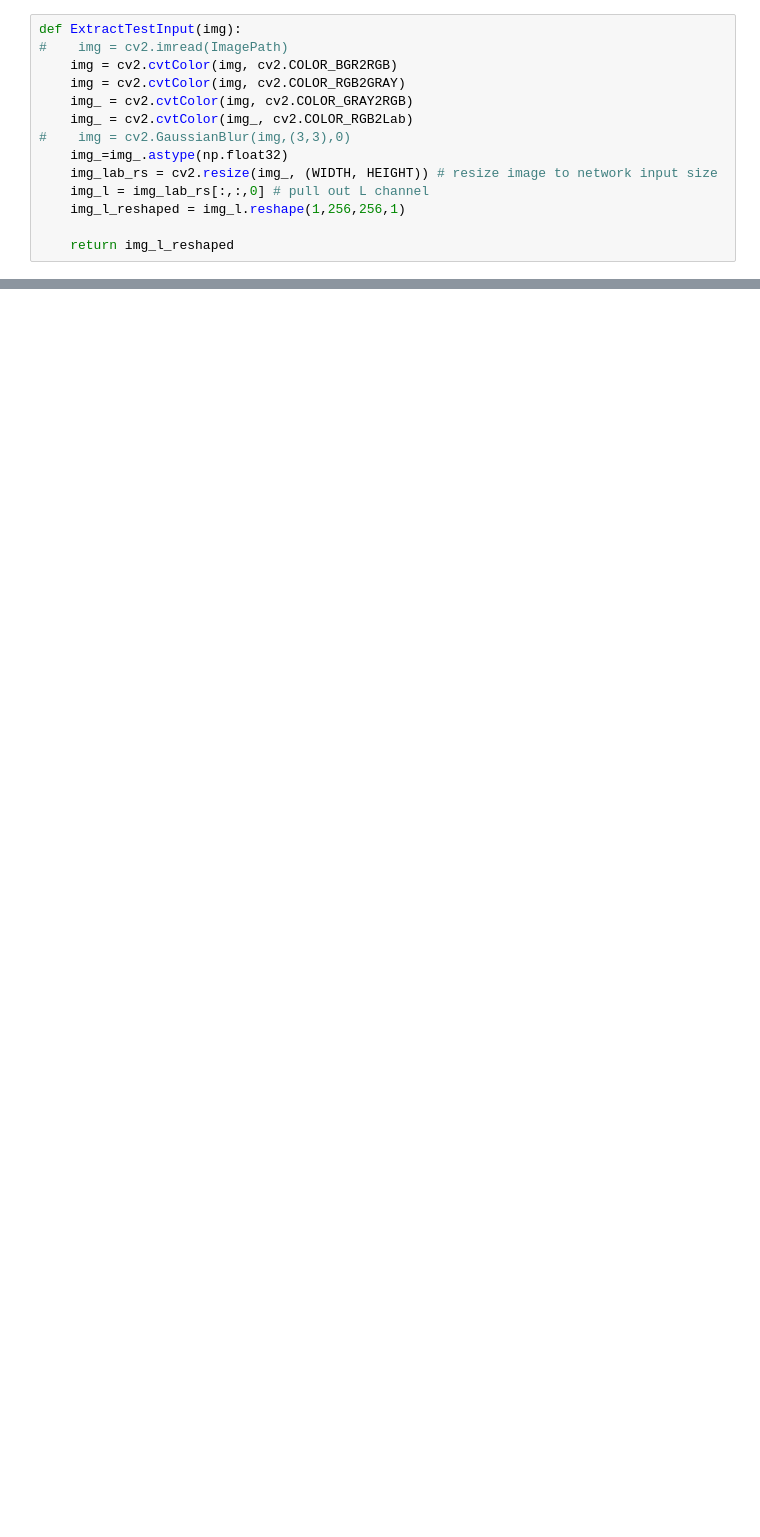
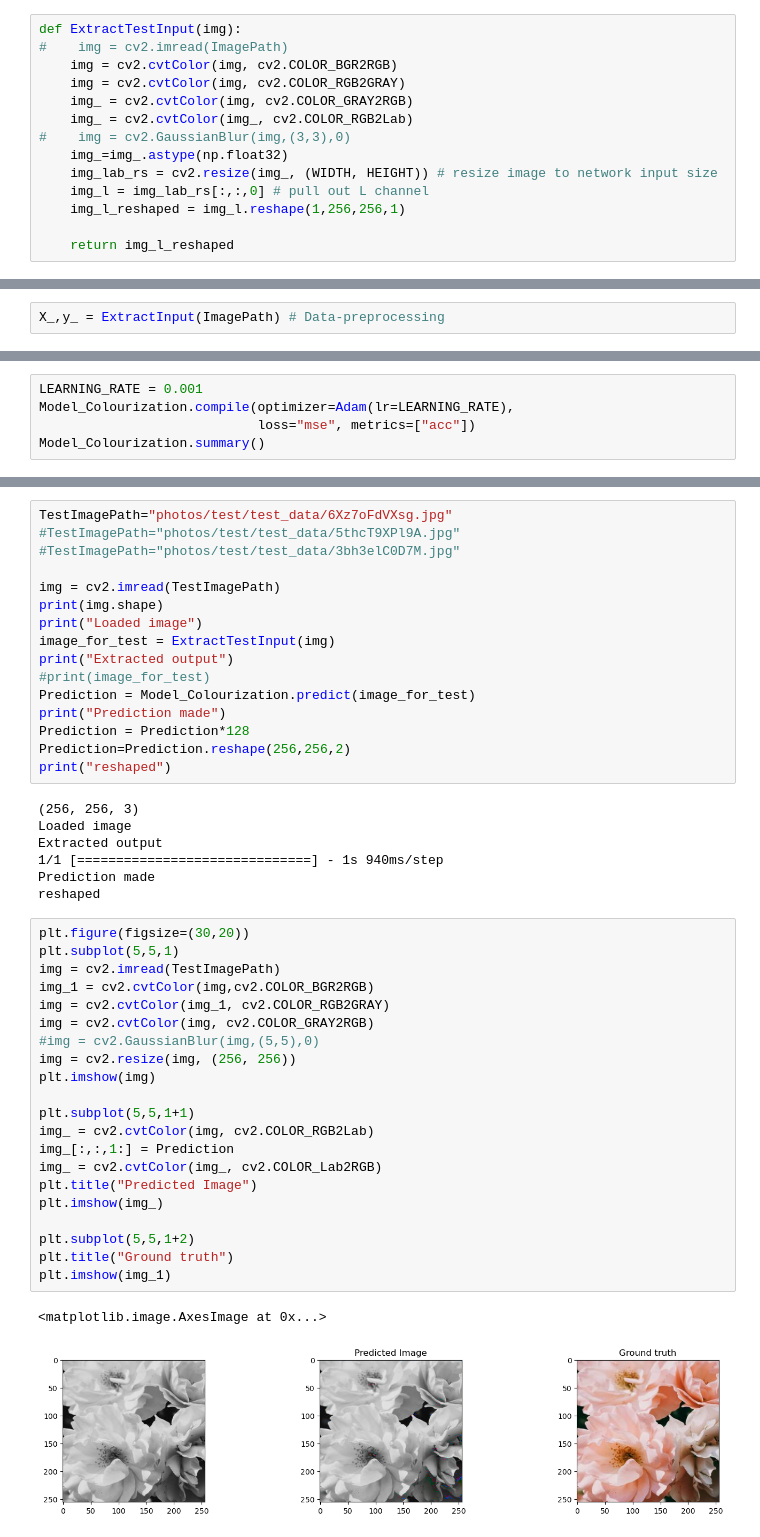
Before and after one commit to smiley-maker/Image-Colorization, a Jupyter notebook: main.ipynb, the cells around one changed output, grey strips where cells are left out. Cells and saved outputs as stored; diff of their text form; blank space fills up the shorter version.

Commit message:
Added autoencoder model (base)

```diff
--- a/main.ipynb
+++ b/main.ipynb
@@ -517,0 +364,2 @@ plt.imshow(img_1)
+# %%
+X_,y_ = ExtractInput(ImagePath) # Data-preprocessing
@@ -517,0 +535,5 @@ plt.imshow(img_1)
+# %%
+LEARNING_RATE = 0.001
+Model_Colourization.compile(optimizer=Adam(lr=LEARNING_RATE),
+                            loss="mse", metrics=["acc"])
+Model_Colourization.summary()
@@ -517,0 +636,47 @@ plt.imshow(img_1)
+# %%
+TestImagePath="photos/test/test_data/6Xz7oFdVXsg.jpg"
+#TestImagePath="photos/test/test_data/5thcT9XPl9A.jpg"
+#TestImagePath="photos/test/test_data/3bh3elC0D7M.jpg"
+
+img = cv2.imread(TestImagePath)
+print(img.shape)
+print("Loaded image")
+image_for_test = ExtractTestInput(img)
+print("Extracted output")
+#print(image_for_test)
+Prediction = Model_Colourization.predict(image_for_test)
+print("Prediction made")
+Prediction = Prediction*128
+Prediction=Prediction.reshape(256,256,2)
+print("reshaped")
+# %% [output]
+(256, 256, 3)
+Loaded image
+Extracted output
+1/1 [==============================] - 1s 940ms/step
+Prediction made
+reshaped
+# %%
+plt.figure(figsize=(30,20))
+plt.subplot(5,5,1)
+img = cv2.imread(TestImagePath)
+img_1 = cv2.cvtColor(img,cv2.COLOR_BGR2RGB)
+img = cv2.cvtColor(img_1, cv2.COLOR_RGB2GRAY)
+img = cv2.cvtColor(img, cv2.COLOR_GRAY2RGB)
+#img = cv2.GaussianBlur(img,(5,5),0)
+img = cv2.resize(img, (256, 256))
+plt.imshow(img)
+
+plt.subplot(5,5,1+1)
+img_ = cv2.cvtColor(img, cv2.COLOR_RGB2Lab)
+img_[:,:,1:] = Prediction
+img_ = cv2.cvtColor(img_, cv2.COLOR_Lab2RGB)
+plt.title("Predicted Image")
+plt.imshow(img_)
+
+plt.subplot(5,5,1+2)
+plt.title("Ground truth")
+plt.imshow(img_1)
+# %% [output]
+<matplotlib.image.AxesImage at 0x...>
+[figure, added]
```
Also changed, not shown: parts of 50 cells of this notebook.
